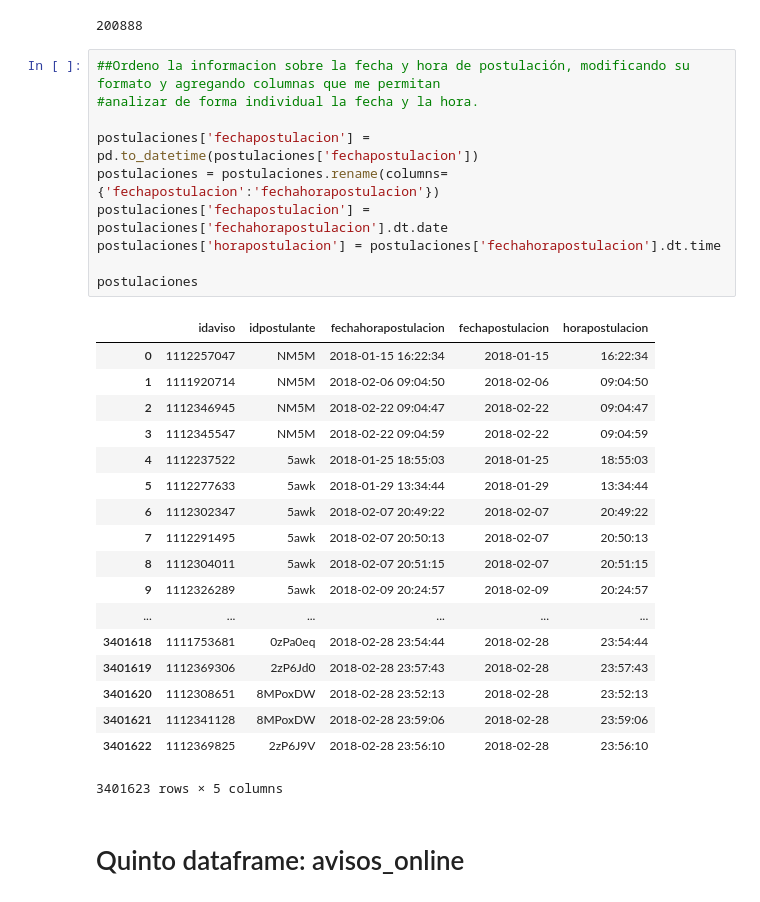
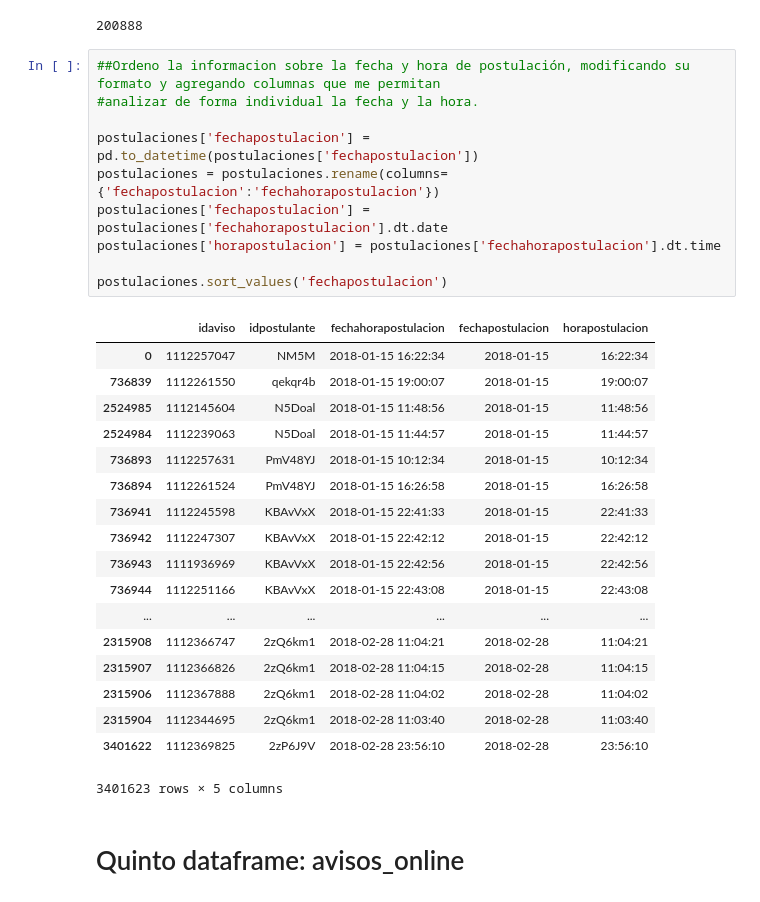
Before and after one commit to Mariano95/Analisis-exploratorio-de-datos, a Jupyter notebook: TP.ipynb, the cells around one changed output. Cells and saved outputs as stored; diff of their text form.

```diff
--- a/TP.ipynb
+++ b/TP.ipynb
@@ -382,30 +315,30 @@ postulaciones['idpostulante'].value_counts().size
 # %%
 ##Ordeno la informacion sobre la fecha y hora de postulación, modificando su formato y agregando columnas que me permitan
 #analizar de forma individual la fecha y la hora.
 
 postulaciones['fechapostulacion'] = pd.to_datetime(postulaciones['fechapostulacion'])
 postulaciones = postulaciones.rename(columns={'fechapostulacion':'fechahorapostulacion'})
 postulaciones['fechapostulacion'] = postulaciones['fechahorapostulacion'].dt.date
 postulaciones['horapostulacion'] = postulaciones['fechahorapostulacion'].dt.time
 
-postulaciones
+postulaciones.sort_values('fechapostulacion')
 # %% [output]
 |  | idaviso | idpostulante | fechahorapostulacion | fechapostulacion | horapostulacion |
 | 0 | 1112257047 | NM5M | 2018-01-15 16:22:34 | 2018-01-15 | 16:22:34 |
-| 1 | 1111920714 | NM5M | 2018-02-06 09:04:50 | 2018-02-06 | 09:04:50 |
-| 2 | 1112346945 | NM5M | 2018-02-22 09:04:47 | 2018-02-22 | 09:04:47 |
-| 3 | 1112345547 | NM5M | 2018-02-22 09:04:59 | 2018-02-22 | 09:04:59 |
-| 4 | 1112237522 | 5awk | 2018-01-25 18:55:03 | 2018-01-25 | 18:55:03 |
-| 5 | 1112277633 | 5awk | 2018-01-29 13:34:44 | 2018-01-29 | 13:34:44 |
-| 6 | 1112302347 | 5awk | 2018-02-07 20:49:22 | 2018-02-07 | 20:49:22 |
-| 7 | 1112291495 | 5awk | 2018-02-07 20:50:13 | 2018-02-07 | 20:50:13 |
-| 8 | 1112304011 | 5awk | 2018-02-07 20:51:15 | 2018-02-07 | 20:51:15 |
-| 9 | 1112326289 | 5awk | 2018-02-09 20:24:57 | 2018-02-09 | 20:24:57 |
+| 736839 | 1112261550 | qekqr4b | 2018-01-15 19:00:07 | 2018-01-15 | 19:00:07 |
+| 2524985 | 1112145604 | N5Doal | 2018-01-15 11:48:56 | 2018-01-15 | 11:48:56 |
+| 2524984 | 1112239063 | N5Doal | 2018-01-15 11:44:57 | 2018-01-15 | 11:44:57 |
+| 736893 | 1112257631 | PmV48YJ | 2018-01-15 10:12:34 | 2018-01-15 | 10:12:34 |
+| 736894 | 1112261524 | PmV48YJ | 2018-01-15 16:26:58 | 2018-01-15 | 16:26:58 |
+| 736941 | 1112245598 | KBAvVxX | 2018-01-15 22:41:33 | 2018-01-15 | 22:41:33 |
+| 736942 | 1112247307 | KBAvVxX | 2018-01-15 22:42:12 | 2018-01-15 | 22:42:12 |
+| 736943 | 1111936969 | KBAvVxX | 2018-01-15 22:42:56 | 2018-01-15 | 22:42:56 |
+| 736944 | 1112251166 | KBAvVxX | 2018-01-15 22:43:08 | 2018-01-15 | 22:43:08 |
 | ... | ... | ... | ... | ... | ... |
-| 3401618 | 1111753681 | 0zPa0eq | 2018-02-28 23:54:44 | 2018-02-28 | 23:54:44 |
-| 3401619 | 1112369306 | 2zP6Jd0 | 2018-02-28 23:57:43 | 2018-02-28 | 23:57:43 |
-| 3401620 | 1112308651 | 8MPoxDW | 2018-02-28 23:52:13 | 2018-02-28 | 23:52:13 |
-| 3401621 | 1112341128 | 8MPoxDW | 2018-02-28 23:59:06 | 2018-02-28 | 23:59:06 |
+| 2315908 | 1112366747 | 2zQ6km1 | 2018-02-28 11:04:21 | 2018-02-28 | 11:04:21 |
+| 2315907 | 1112366826 | 2zQ6km1 | 2018-02-28 11:04:15 | 2018-02-28 | 11:04:15 |
+| 2315906 | 1112367888 | 2zQ6km1 | 2018-02-28 11:04:02 | 2018-02-28 | 11:04:02 |
+| 2315904 | 1112344695 | 2zQ6km1 | 2018-02-28 11:03:40 | 2018-02-28 | 11:03:40 |
 | 3401622 | 1112369825 | 2zP6J9V | 2018-02-28 23:56:10 | 2018-02-28 | 23:56:10 |
 3401623 rows × 5 columns
 # %% [markdown]
```
Also changed, not shown: parts of 47 cells of this notebook.
